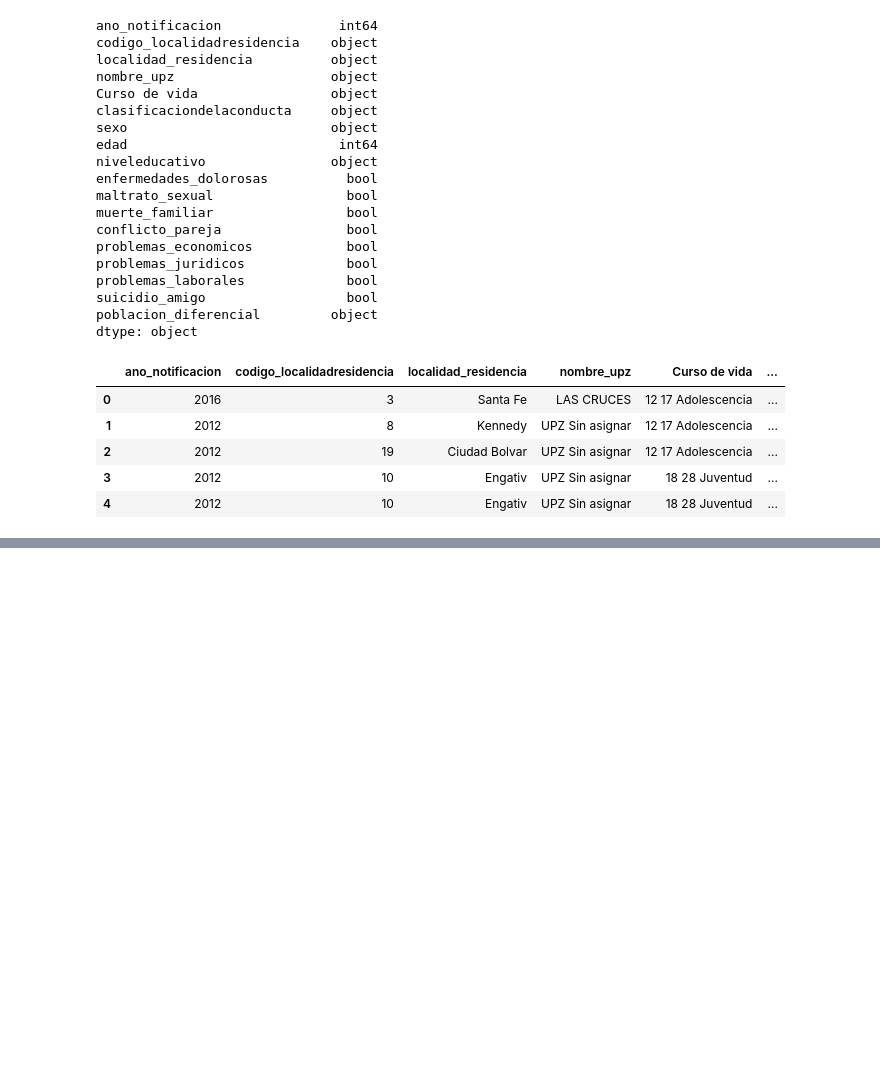
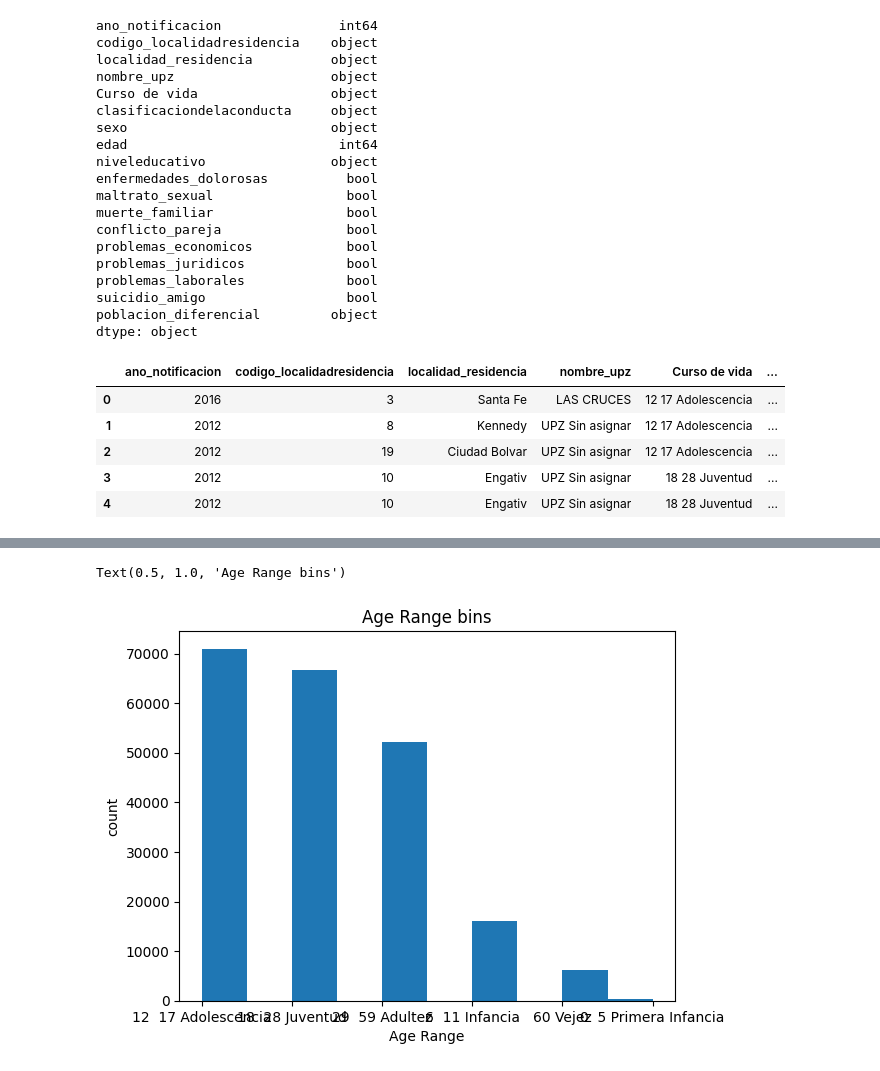
Before and after one commit to dylan-script/programacion_analitca_datos, a Jupyter notebook: Project/Code/analysis.ipynb, the cells around one changed output, grey strips where cells are left out. Cells and saved outputs as stored; diff of their text form; code cells hidden in the pictures; blank space fills up the shorter version.

Commit message:
Data Grouping

```diff
--- a/Project/Code/analysis.ipynb
+++ b/Project/Code/analysis.ipynb
@@ -226,0 +253,14 @@ df.head()
+# %%
+# Define a function to bin curso_vida by age
+def bin_curso_vida(curso_vida):
+  if curso_vida in ['0  5 Primera Infancia', '6  11 Infancia', '12  17 Adolescencia']:
+    return '< 18 years old'
+  elif curso_vida in ['18  28 Juventud', '29  59 Adultez']:
+    return '18 - 59 years old'
+  else:
+    return '>= 60 yo'
+
+# Create a new column 'group_age' by applying the bin_curso_vida function
+df['group_age'] = df['Curso de vida'].apply(bin_curso_vida)
+
+df['group_age']
@@ -226,0 +280,13 @@ df.head()
+# %%
+%matplotlib inline
+import matplotlib as plt
+from matplotlib import pyplot
+plt.pyplot.hist(df["Curso de vida"])
+
+# set x/y labels and plot title
+plt.pyplot.xlabel("Age Range")
+plt.pyplot.ylabel("count")
+plt.pyplot.title("Age Range bins")
+# %% [output]
+Text(0.5, 1.0, 'Age Range bins')
+[figure, added]
```
Also changed, not shown: parts of 15 cells of this notebook.
